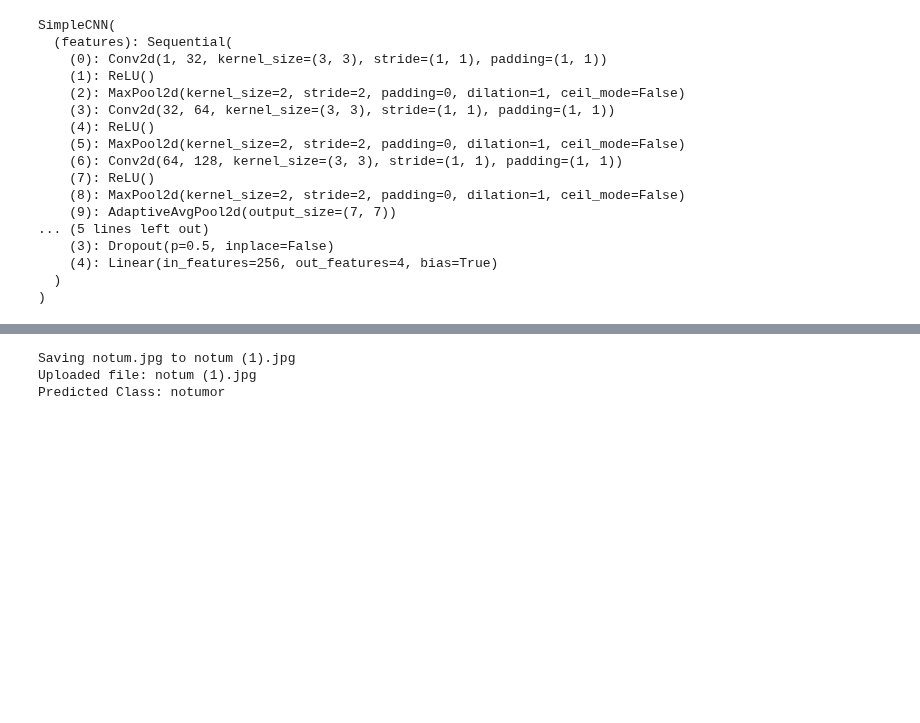
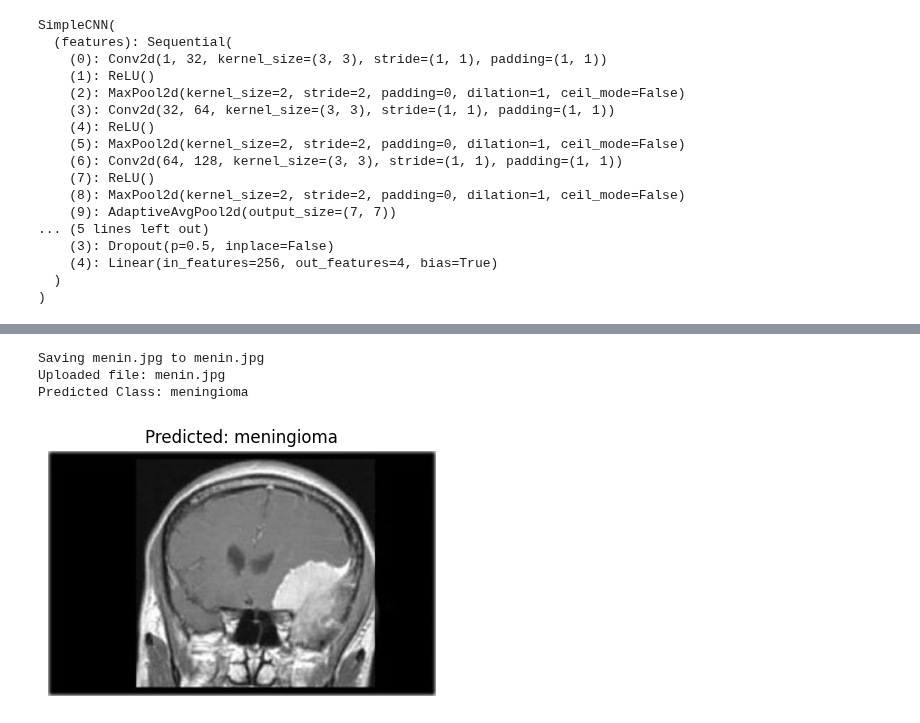
Before and after one commit to 21Afnan/TumorSense-AI, a Jupyter notebook: src_code/Simple_CNN.ipynb, the cells around one changed output, grey strips where cells are left out. Drawn from its saved outputs; the diff is of its cells as text; code cells hidden in the pictures; blank space fills up the shorter version.

```diff
--- a/src_code/Simple_CNN.ipynb
+++ b/src_code/Simple_CNN.ipynb
@@ -423,35 +439,48 @@ SimpleCNN(
 # %%
 from google.colab import files
 from PIL import Image
 import torch
 from torchvision import transforms
+import matplotlib.pyplot as plt
 
 # Upload image
 uploaded = files.upload()  # opens a file chooser
 for img_name in uploaded.keys():
     print(f"Uploaded file: {img_name}")
 
     # Predict function
     def predict_image(img_path):
         img = Image.open(img_path).convert('L')  # grayscale
+
+        # Transformation
         transform = transforms.Compose([
             transforms.Resize(256),
             transforms.CenterCrop(224),
             transforms.ToTensor(),
             transforms.Normalize(mean=[0.5], std=[0.5])
         ])
-        img = transform(img).unsqueeze(0).to(device)  # add batch dim
+        img_tensor = transform(img).unsqueeze(0).to(device)  # add batch dim
 
+        # Prediction
         model.eval()
         with torch.no_grad():
-            output = model(img)
+            output = model(img_tensor)
             _, pred = torch.max(output, 1)
-            print(f"Predicted Class: {class_names[pred.item()]}")
+            predicted_class = class_names[pred.item()]
+            print(f"Predicted Class: {predicted_class}")
+
+        # Display image with label
+        plt.figure(figsize=(5,5))
+        plt.imshow(img, cmap='gray')
+        plt.title(f"Predicted: {predicted_class}")
+        plt.axis('off')
+        plt.show()
 
     # Call prediction
     predict_image(img_name)
 # %% [output]
 [interactive output not drawn]
-Saving notum.jpg to notum (1).jpg
-Uploaded file: notum (1).jpg
-Predicted Class: notumor
+Saving menin.jpg to menin.jpg
+Uploaded file: menin.jpg
+Predicted Class: meningioma
+[figure, added]
```
Also changed, not shown: parts of 6 cells of this notebook, 8 other files.
